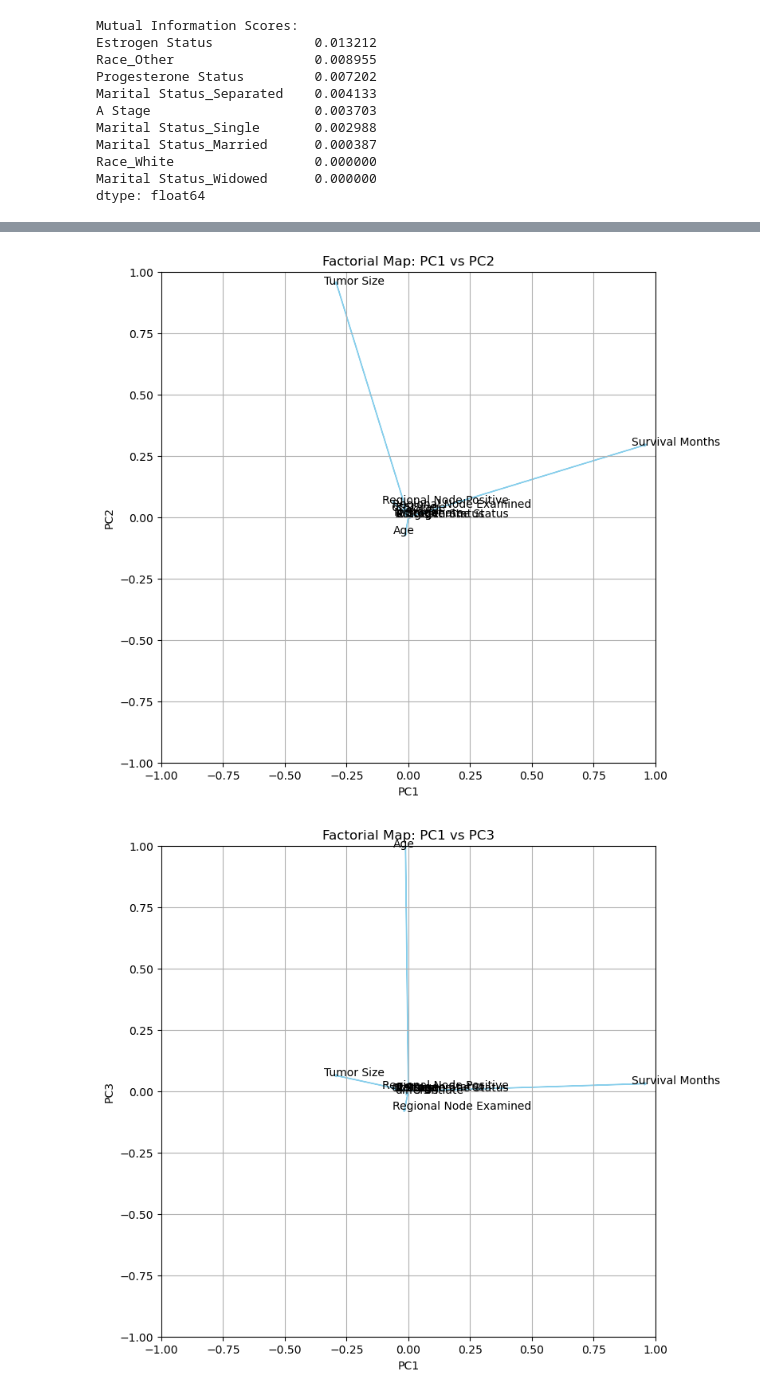
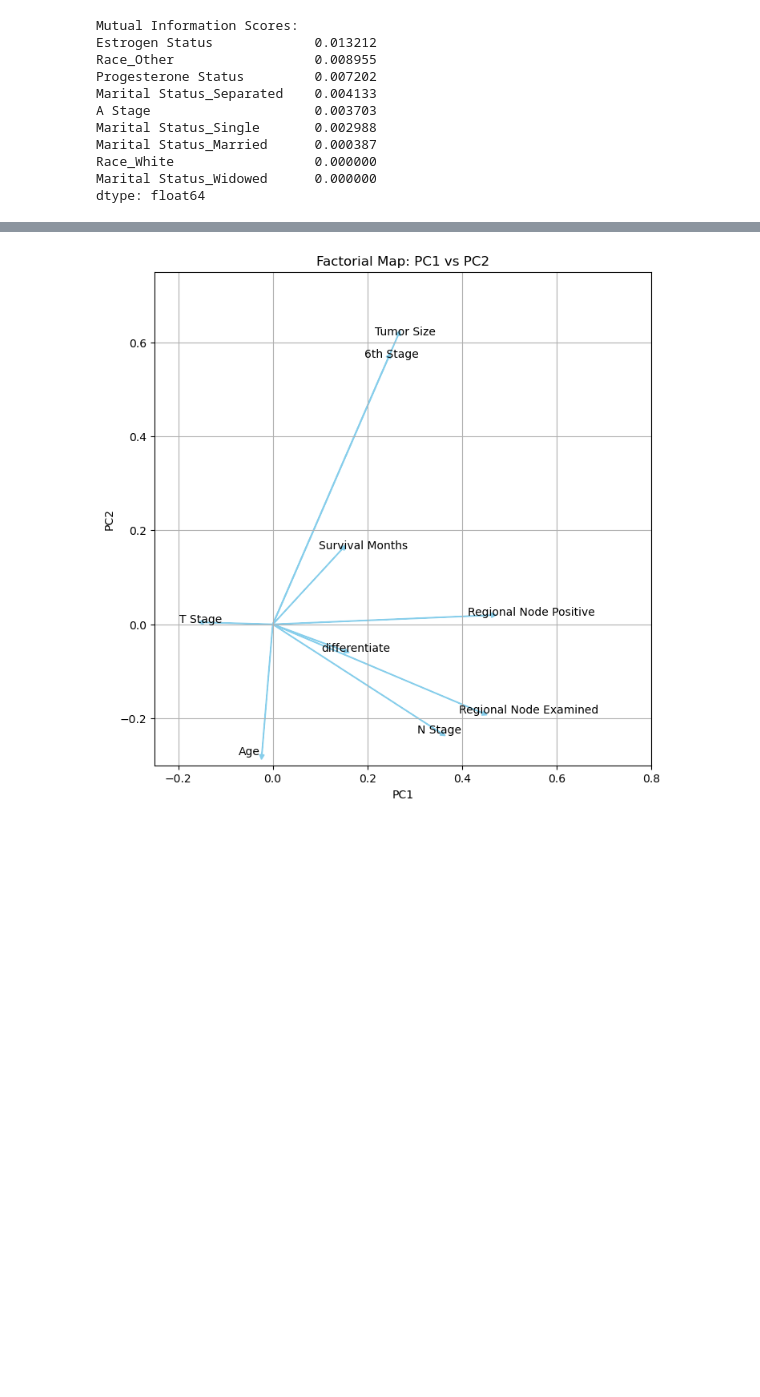
Before and after one commit to marcforto14/breast_cancer_survival, a Jupyter notebook: src/data_exploration/EDA.ipynb, the cells around one changed output, grey strips where cells are left out. Drawn from its saved outputs; the diff is of its cells as text; code cells hidden in the pictures; blank space fills up the shorter version.

```diff
--- a/src/data_exploration/EDA.ipynb
+++ b/src/data_exploration/EDA.ipynb
@@ -304,0 +310,2 @@ bivariate_categorical(df_breast_cancer)
+# %%
+df_breast_cancer['Node Ratio'] = (df_breast_cancer['Regional Node Positive'] + 0.1)/(df_breast_cancer['Regional Node Examined'] + 0.1)
@@ -313,7 +335,7 @@ categories = [
     ['Negative', 'Positive'], # Estrogen Status
     ['Negative', 'Positive'], # Progesterone Status
     ['Regional', 'Distant'], # A Stage
-    ['Dead', 'Alive'] # Status order
+    ['Alive', 'Dead'] # Status order
 ]
 
 encoder = OrdinalEncoder(categories=categories)
@@ -477,7 +501,27 @@ dtype: float64
+# %%
+# Scale
+X_train_pca = X_train_resampled.drop(columns=['Estrogen Status', 'Progesterone Status', 'A Stage'])
+X_test_pca = X_test.drop(columns=['Estrogen Status', 'Progesterone Status', 'A Stage'])
+
+# Define outlier and non-outlier columns
+outlier_columns = ['Tumor Size', 'Regional Node Examined', 'Regional Node Positive']
+non_outlier_columns = [col for col in X_train_pca.columns if col not in outlier_columns]
+
+# Create a column transformer
+scaler = ColumnTransformer(
+    transformers=[
+        ('standard', StandardScaler(), non_outlier_columns),
+        ('robust', RobustScaler(), outlier_columns)
+    ]
+)
+
+# Fit and transform the data
+X_train_pca_scaled = scaler.fit_transform(X_train_pca)
+X_test_pca_scaled = scaler.transform(X_test_pca)
 # %%
-
 pca = PCA()
-pca_result = pca.fit_transform(X_train_resampled)
+pca_result_train = pca.fit_transform(X_train_pca_scaled)
+pca_result_test = pca.transform(X_test_pca_scaled)
 
 cumulative_variance = np.cumsum(pca.explained_variance_ratio_ * 100)
 
@@ -488,10 +532,10 @@ plt.ylabel('Cumulative Variance Explained (%)')
 # plt.title('Scree Plot: Cumulative Variance Explained by Principal Components')
 plt.grid(axis='y')
 plt.xticks([])
-plt.axhline(y=95, color='r', linestyle='--')
+plt.axhline(y=90, color='r', linestyle='--')
 for i, var in enumerate(cumulative_variance):
     plt.text(i + 1, var + 1, str(i + 1), ha='center')
-plot_path = os.path.join(os.pardir, 'plots', 'cum_var.png')
-plt.savefig(plot_path, dpi=300, bbox_inches='tight')
+# plot_path = os.path.join(os.pardir, 'plots', 'cum_var.png')
+# plt.savefig(plot_path, dpi=300, bbox_inches='tight')
 plt.show()
 # %% [output]
@@ -516,25 +560,24 @@ plt.show()
 # %%
 # Plot factorial map with variable arrows for a given PC
 def plot_factorial_map_with_arrows(pc1_index, pc2_index):
   plt.figure(figsize=(8, 8))
 
-  for i, var in enumerate(X_train_resampled.columns):
+  for i, var in enumerate(['Age', 'Tumor Size', 'Regional Node Examined','Regional Node Positive', 'Survival Months', 'T Stage','N Stage', '6th Stage', 'differentiate']):
     plt.arrow(0, 0, pca.components_[pc1_index, i], pca.components_[pc2_index, i],
               head_width=0.01, head_length=0.01, color='skyblue')
     plt.text(pca.components_[pc1_index, i] - 0.05, pca.components_[pc2_index, i], var, fontsize=10, color='black', ha='left')
 
-  plt.xlim(-1, 1)
-  plt.ylim(-1, 1)
+  plt.xlim(-0.25, 0.8)
+  plt.ylim(-0.3, 0.75)
 
   plt.xlabel(f'PC{pc1_index + 1}')
   plt.ylabel(f'PC{pc2_index + 1}')
   plt.title(f'Factorial Map: PC{pc1_index + 1} vs PC{pc2_index + 1}')
   plt.grid(True)
   plt.show()
 
 plot_factorial_map_with_arrows(0, 1)  # PC1 vs PC2
-plot_factorial_map_with_arrows(0, 2)  # PC1 vs PC3
-plot_factorial_map_with_arrows(1, 2)  # PC2 vs PC3
+# plot_factorial_map_with_arrows(0, 2)  # PC1 vs PC3
+# plot_factorial_map_with_arrows(1, 2)  # PC2 vs PC3
 # %% [output]
-[figure, old version]
+[figure, new version]
-[figure, removed]
```
Also changed, not shown: parts of 25 cells of this notebook, 9 other files.
